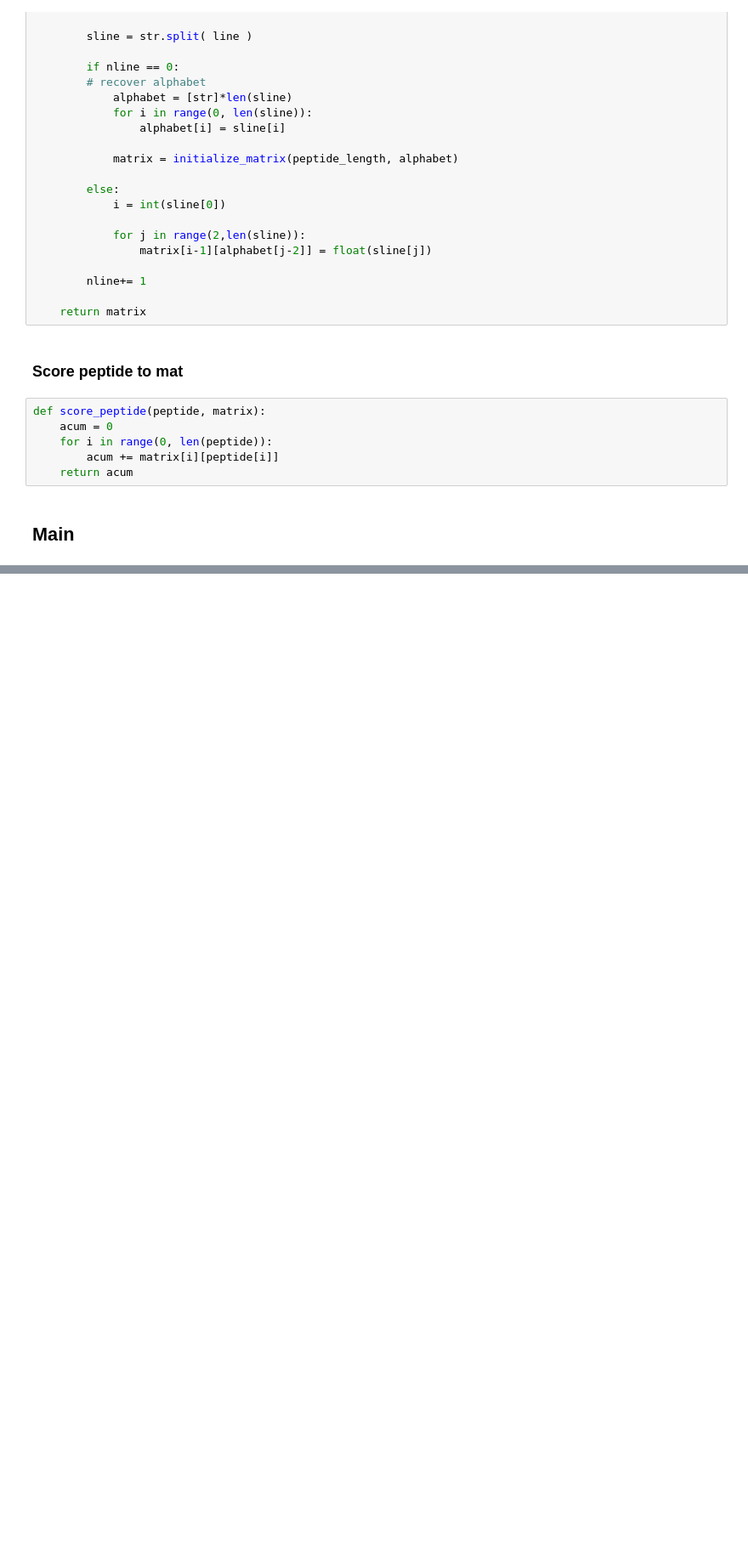
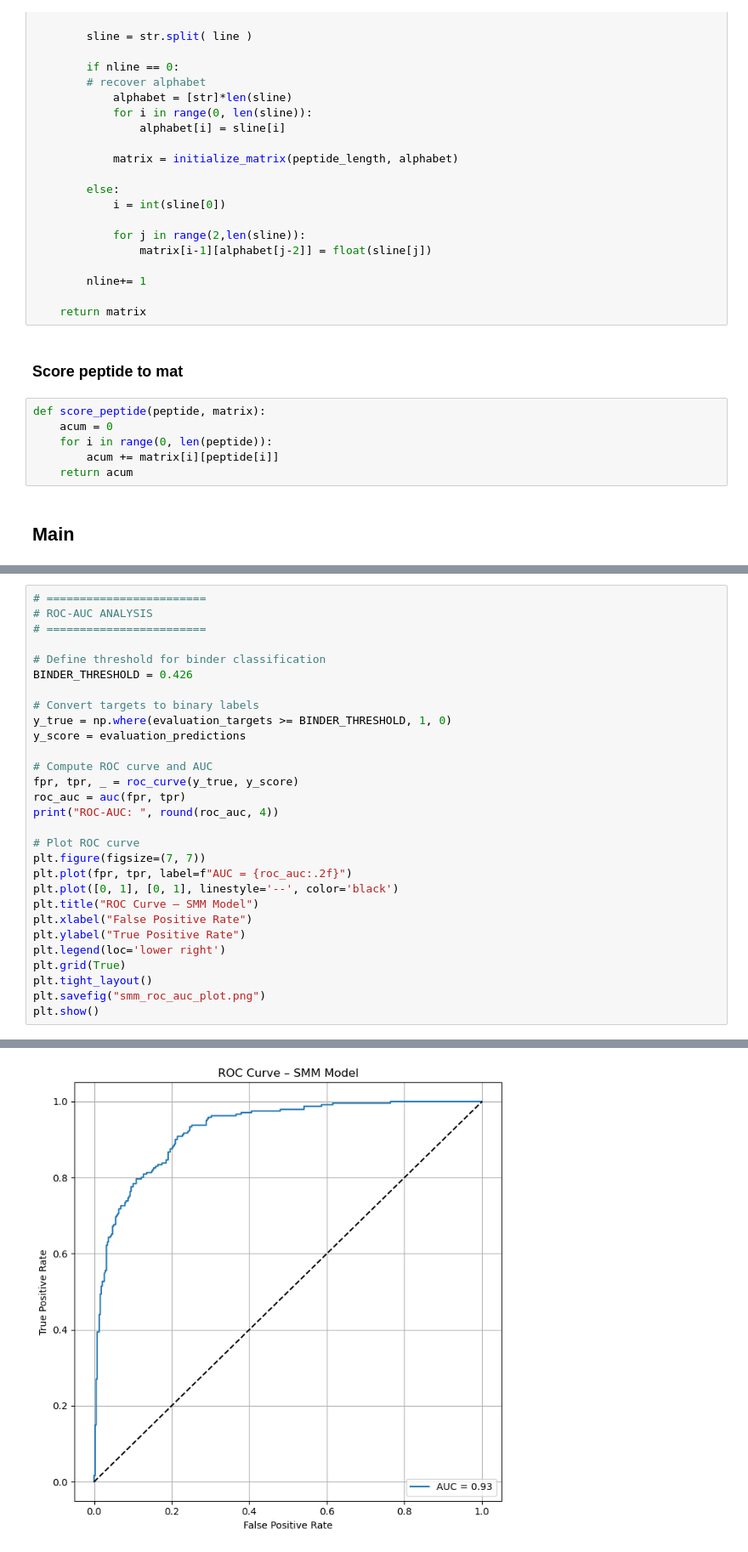
Before and after one commit to s215098/BioAlgoProject2025, a Jupyter notebook: code/PSSM/pep2score.ipynb, the cells around one changed output, grey strips where cells are left out. Shown at 85% size. Cells and saved outputs as stored; diff of their text form; blank space fills up the shorter version.

```diff
--- a/code/PSSM/pep2score.ipynb
+++ b/code/PSSM/pep2score.ipynb
@@ -122,0 +127,30 @@ PCC:  0.26971863673924973
+# %%
+# ========================
+# ROC-AUC ANALYSIS
+# ========================
+
+# Define threshold for binder classification
+BINDER_THRESHOLD = 0.426
+
+# Convert targets to binary labels
+y_true = np.where(evaluation_targets >= BINDER_THRESHOLD, 1, 0)
+y_score = evaluation_predictions
+
+# Compute ROC curve and AUC
+fpr, tpr, _ = roc_curve(y_true, y_score)
+roc_auc = auc(fpr, tpr)
+print("ROC-AUC: ", round(roc_auc, 4))
+
+# Plot ROC curve
+plt.figure(figsize=(7, 7))
+plt.plot(fpr, tpr, label=f"AUC = {roc_auc:.2f}")
+plt.plot([0, 1], [0, 1], linestyle='--', color='black')
+plt.title("ROC Curve – SMM Model")
+plt.xlabel("False Positive Rate")
+plt.ylabel("True Positive Rate")
+plt.legend(loc='lower right')
+plt.grid(True)
+plt.tight_layout()
+plt.savefig("smm_roc_auc_plot.png")
+plt.show()
+# %% [output]
@@ -122,0 +176 @@ PCC:  0.26971863673924973
+[figure, added]
```
Also changed, not shown: parts of 6 cells of this notebook, 7 other files.
